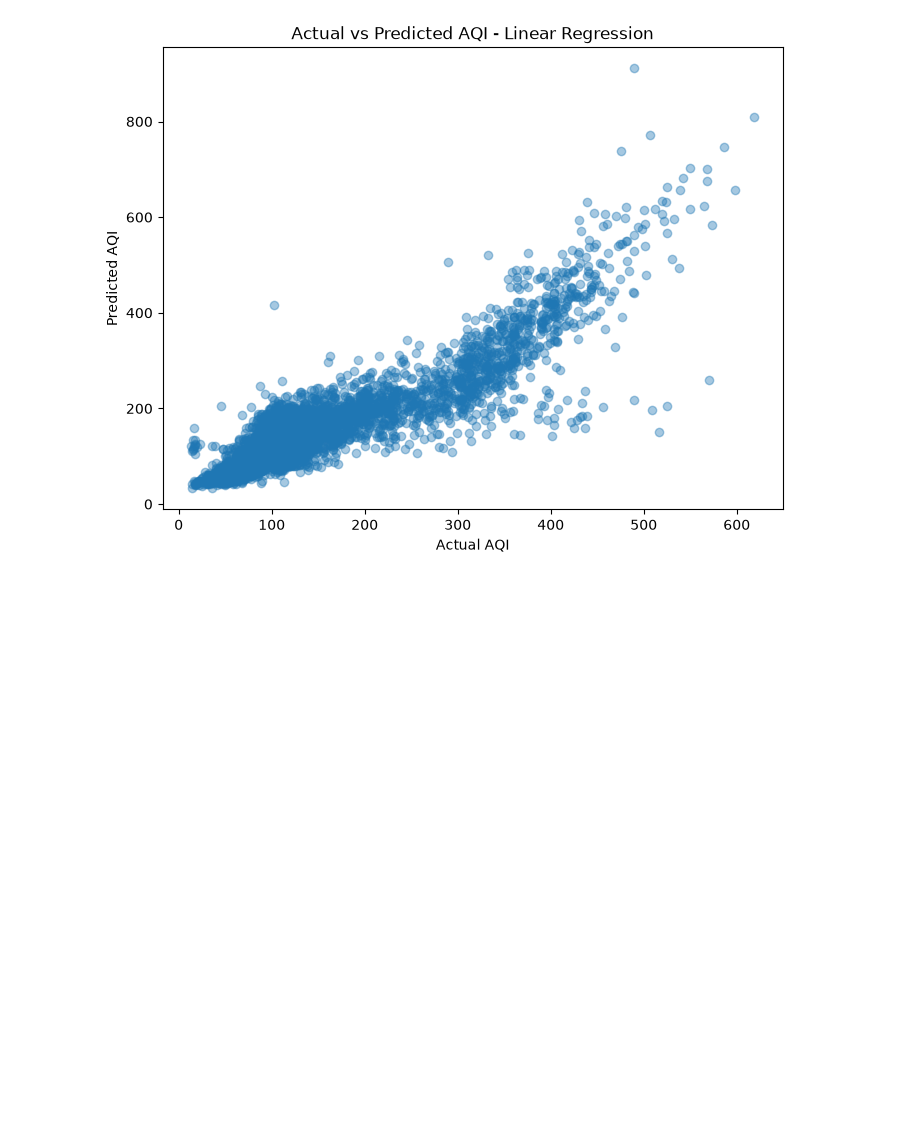
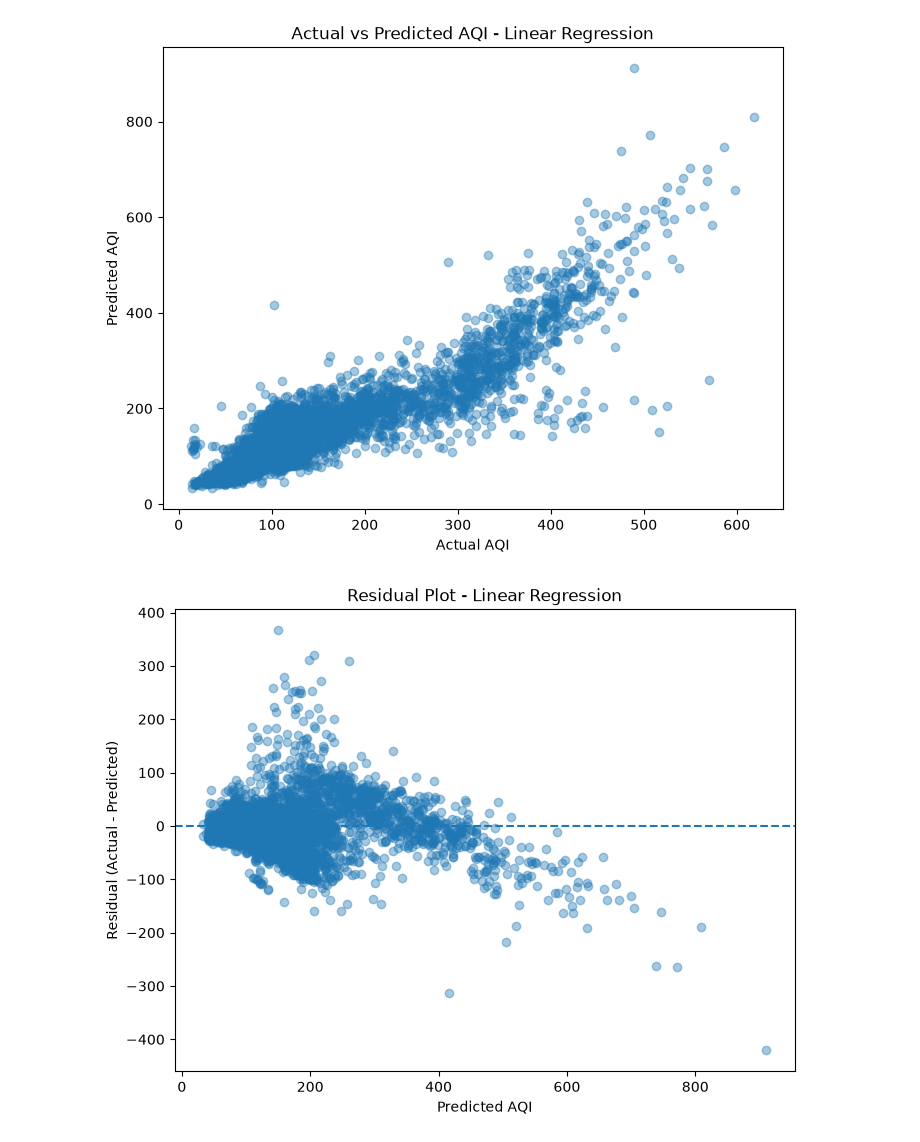
Before and after one commit to Rozerxshashank/AQI-analysis-and-prediction, a Jupyter notebook: notebooks/01_eda.ipynb, the cells around one changed output. Cells and saved outputs as stored; diff of their text form; code cells hidden in the pictures; blank space fills up the shorter version.

Commit message:
Added the error plot Graph

```diff
--- a/notebooks/01_eda.ipynb
+++ b/notebooks/01_eda.ipynb
@@ -506,6 +505,22 @@ plt.title("Actual vs Predicted AQI - Linear Regression")
 plt.show()
 # %% [output]
 [figure]
+# %%
+#Plotting Erros
+errors = y_test-y_pred
+plt.figure(figsize=(8, 6))
+
+plt.scatter(y_pred, errors, alpha=0.4)
+
+plt.axhline(0, linestyle="--")
+
+plt.xlabel("Predicted AQI")
+plt.ylabel("Residual (Actual - Predicted)")
+plt.title("Residual Plot - Linear Regression")
+
+plt.show()
+# %% [output]
+[figure, added]
 # %%
 #Matrix multiplication
 # a = [[2,1,3],[0,2,1],[1,2,3]]
```
Also changed, not shown: parts of 1 cell of this notebook.
